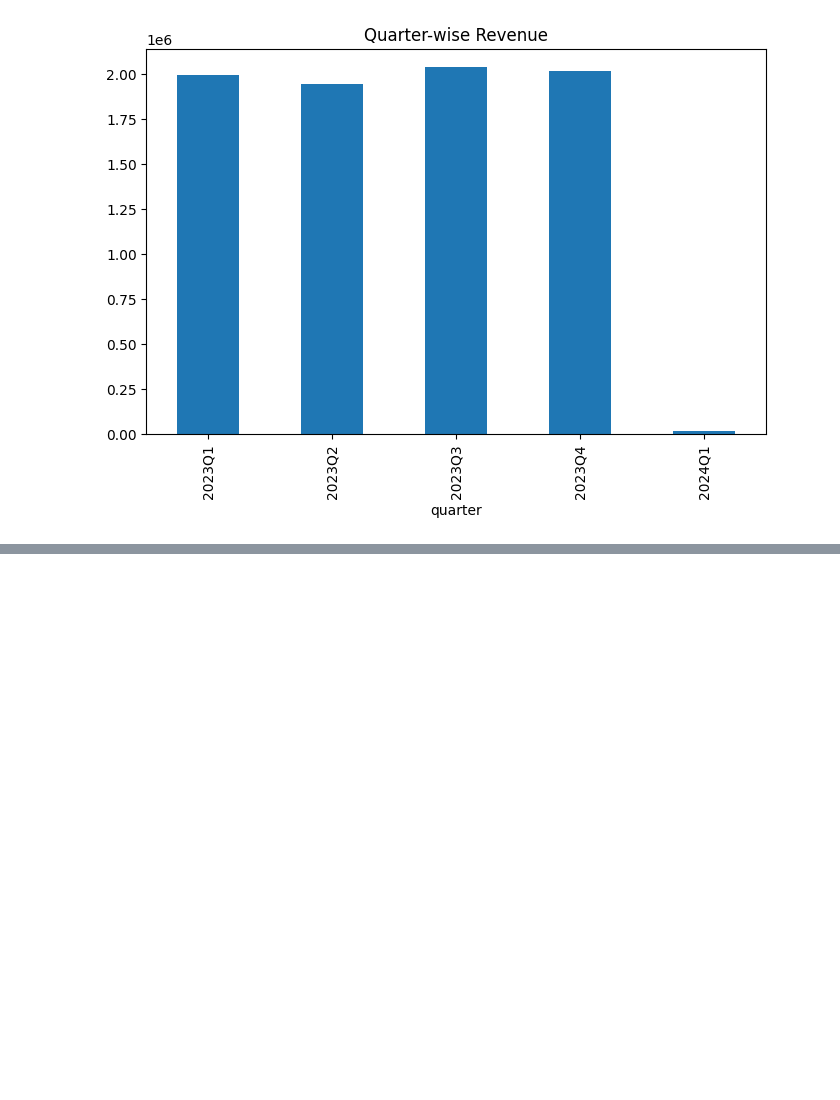
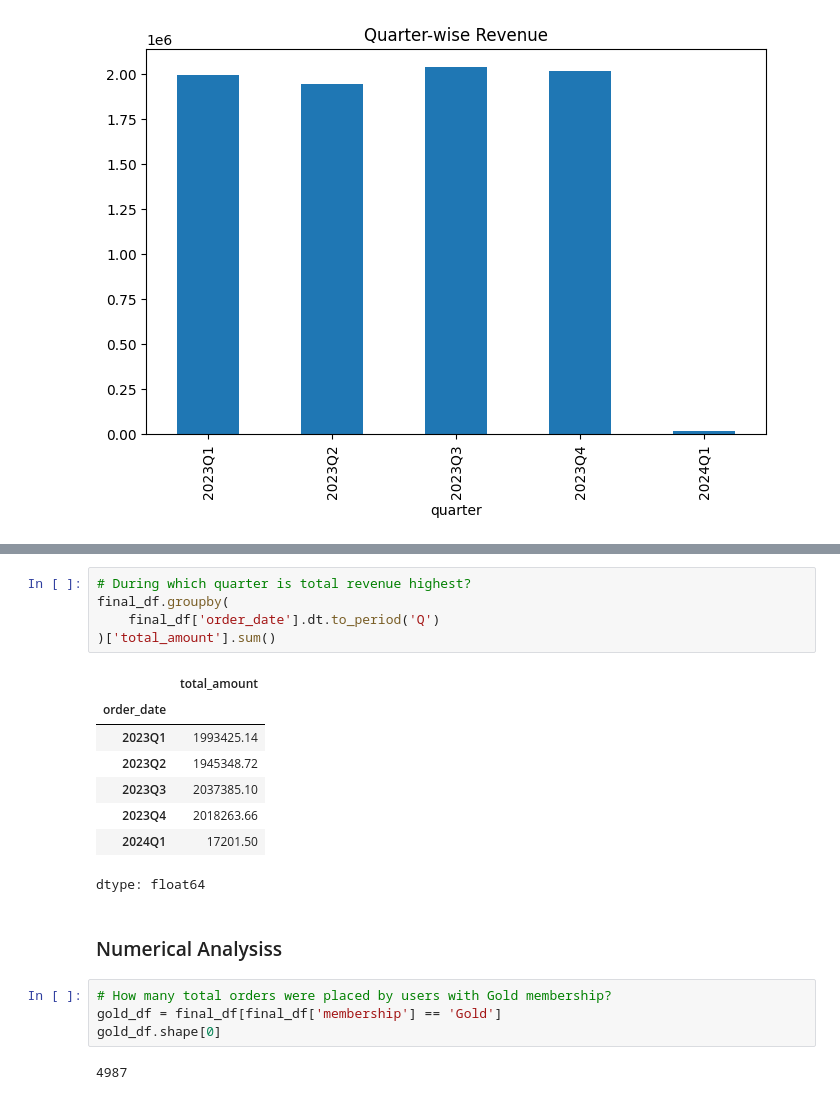
Before and after one commit to RajendharAre/Data_Analytics, a Jupyter notebook: Innomatics_Data_Analytics_Task.ipynb, the cells around one changed output, grey strips where cells are left out. Saved outputs shown, nothing was run; the diff lists cells and outputs as text; blank space fills up the shorter version.

```diff
--- a/Innomatics_Data_Analytics_Task.ipynb
+++ b/Innomatics_Data_Analytics_Task.ipynb
@@ -297,0 +414,22 @@ quarter_revenue.plot(kind='bar', title='Quarter-wise Revenue', figsize=(8,5))
+# %%
+# During which quarter is total revenue highest?
+final_df.groupby(
+    final_df['order_date'].dt.to_period('Q')
+)['total_amount'].sum()
+# %% [output]
+|  | total_amount |
+| order_date |  |
+| 2023Q1 | 1993425.14 |
+| 2023Q2 | 1945348.72 |
+| 2023Q3 | 2037385.10 |
+| 2023Q4 | 2018263.66 |
+| 2024Q1 | 17201.50 |
+dtype: float64
+# %% [markdown]
+### Numerical Analysiss
+# %%
+# How many total orders were placed by users with Gold membership?
+gold_df = final_df[final_df['membership'] == 'Gold']
+gold_df.shape[0]
+# %% [output]
+4987
```
Also changed, not shown: parts of 18 cells of this notebook.
